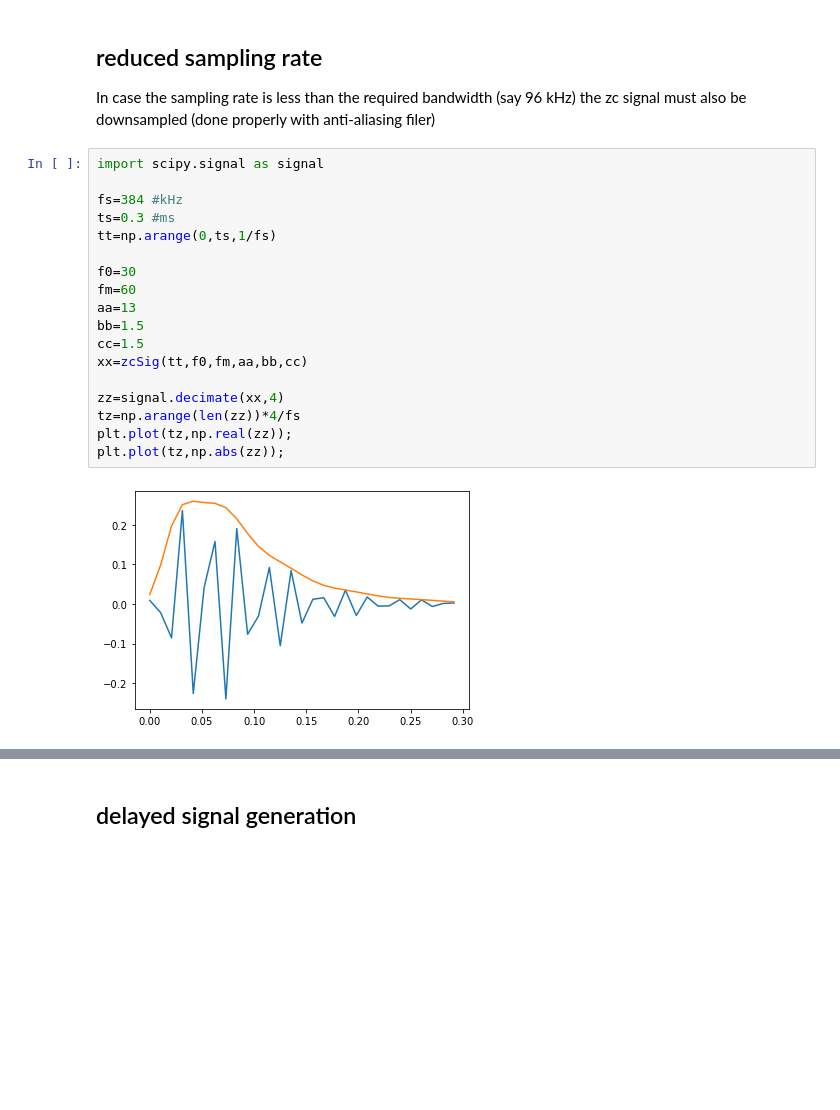
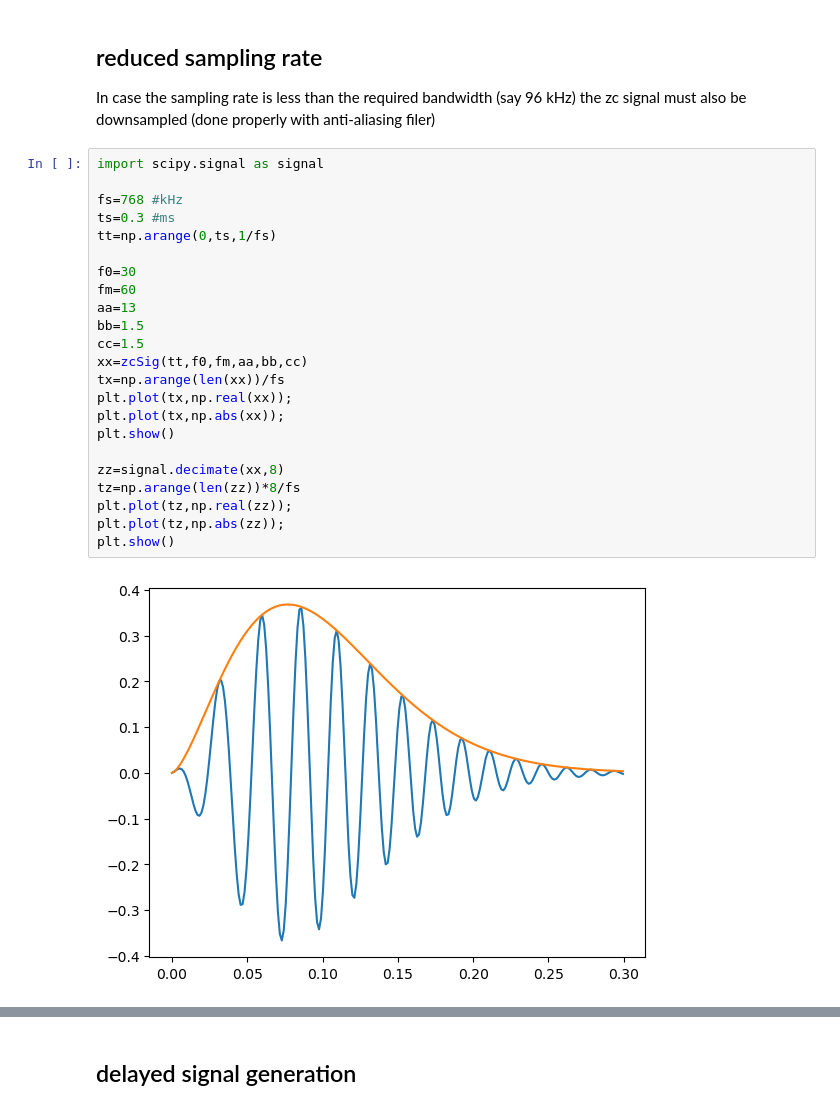
Before and after one commit to WMXZ-EU/wmxz-eu.github.io, a Jupyter notebook: _sources/Zc_click.ipynb, the cells around one changed output, grey strips where cells are left out. Drawn from its saved outputs; the diff is of its cells as text; blank space fills up the shorter version.

```diff
--- a/_sources/Zc_click.ipynb
+++ b/_sources/Zc_click.ipynb
@@ -46,20 +46,25 @@ In case the sampling rate is less than the required bandwidth (say 96 kHz) the z
 # %%
 import scipy.signal as signal
 
-fs=384 #kHz
+fs=768 #kHz
 ts=0.3 #ms
 tt=np.arange(0,ts,1/fs)
 
 f0=30
 fm=60
 aa=13
 bb=1.5
 cc=1.5
 xx=zcSig(tt,f0,fm,aa,bb,cc)
+tx=np.arange(len(xx))/fs
+plt.plot(tx,np.real(xx));
+plt.plot(tx,np.abs(xx));
+plt.show()
 
-zz=signal.decimate(xx,4)
-tz=np.arange(len(zz))*4/fs
+zz=signal.decimate(xx,8)
+tz=np.arange(len(zz))*8/fs
 plt.plot(tz,np.real(zz));
 plt.plot(tz,np.abs(zz));
+plt.show()
 # %% [output]
-[figure, old version]
+[figure, new version]
```
Also changed, not shown: parts of 3 cells of this notebook, 35 other files.
